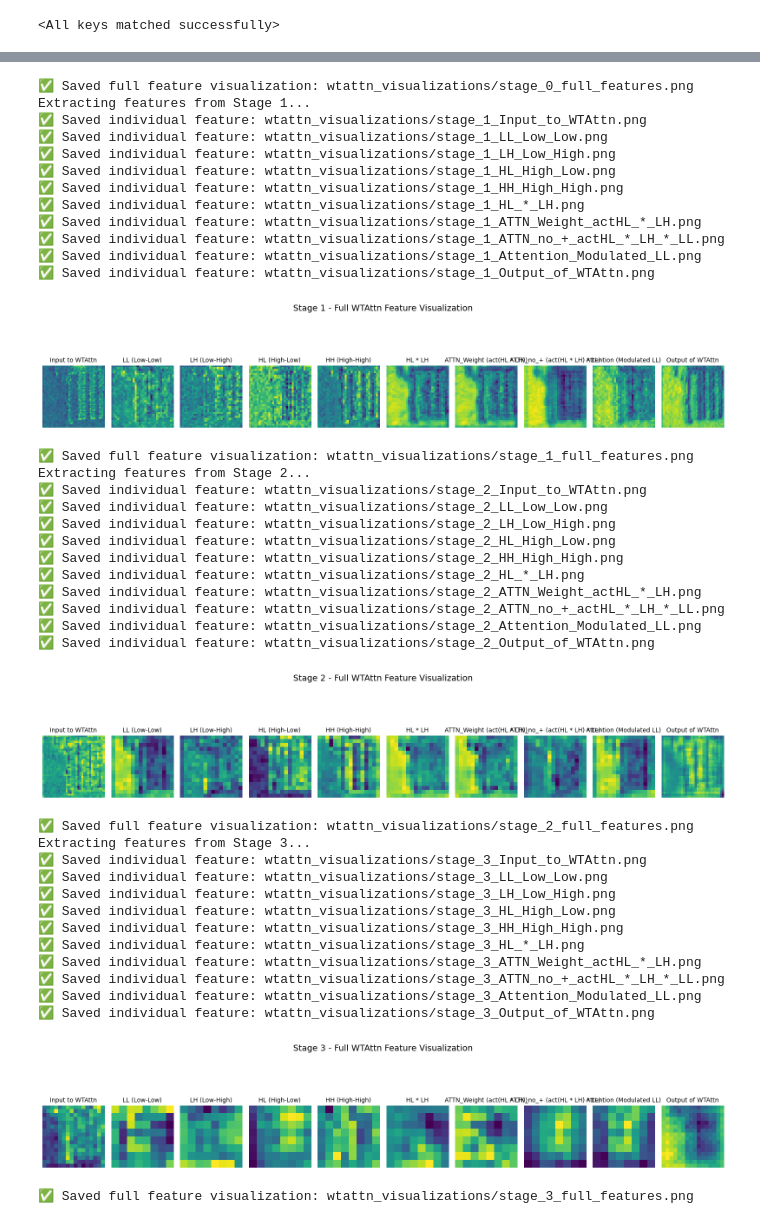
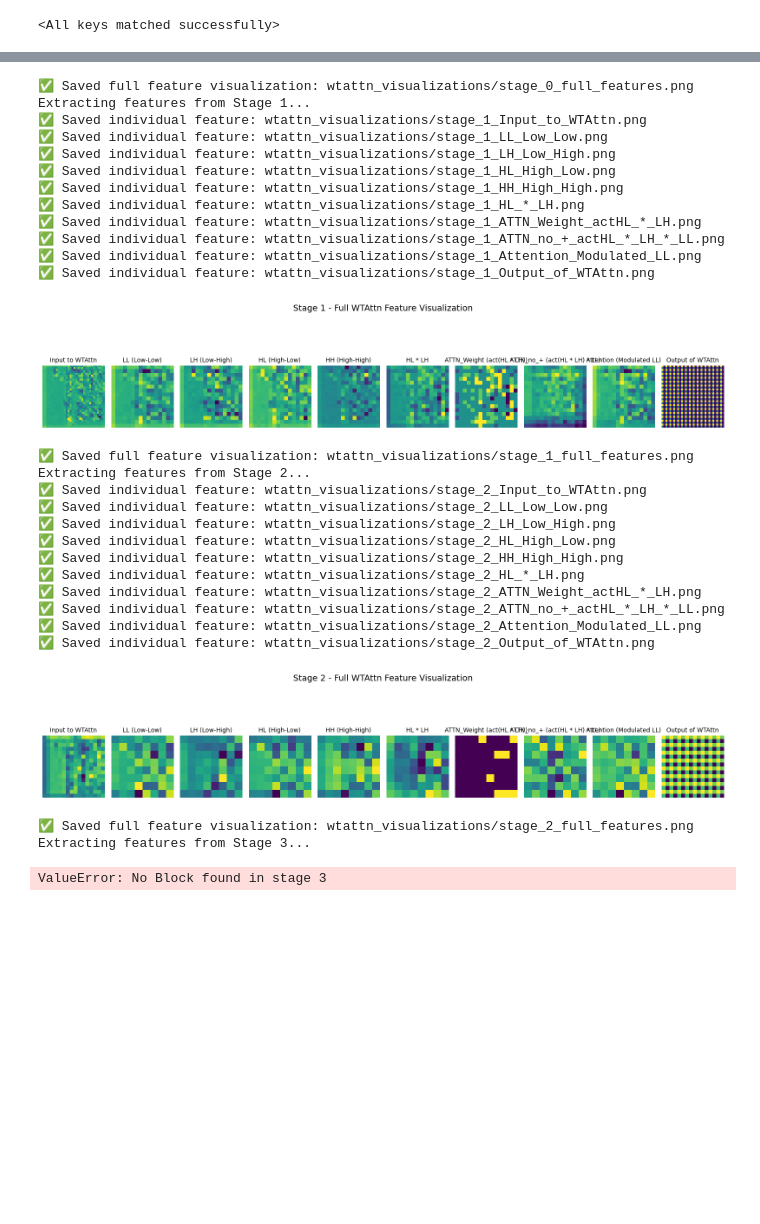
Before and after one commit to violetweir/supreme-train, a Jupyter notebook: feature可视化_fsanet.ipynb, the cells around one changed output, grey strips where cells are left out. Cells and saved outputs as stored; diff of their text form; code cells hidden in the pictures; blank space fills up the shorter version.

```diff
--- a/feature可视化_fsanet.ipynb
+++ b/feature可视化_fsanet.ipynb
@@ -38,7 +36,7 @@ CFG_StarAttn_T4_64 = {
 
 
 def StarNet_MHSA_T2_DTW(num_classes=100, pretrained=False, distillation=False, fuse=False, pretrained_cfg=None, model_cfg=CFG_StarAttn_T4_64):
-    model = FSANet(num_classes=num_classes, distillation=distillation, **model_cfg)
+    model = FSANet_Feature(num_classes=num_classes, distillation=distillation, **model_cfg)
     return model
 
 import torch
@@ -257,14 +256,14 @@ if __name__ == "__main__":
     model = StarNet_MHSA_T2_DTW(num_classes=1000)
 
     # 如果有预训练权重，加载它
-    # weight = torch.load('model_weights/StarNet_MHSA_T2_DTW/net_E.pth')
+    weight = torch.load('runs/fsanet_64/fsanet_t4_64/CLSTrainer_FSANet_64_T4_ImageFolderLMDB_20251004-025040/net_E.pth')
     model.load_state_dict(weight)
 
     model.eval()
     model.cuda()
 
     # 加载图像
-    x, original_img = load_image(image_path, img_size=512)
+    x, original_img = load_image(image_path, img_size=1024)
     x = x.cuda()
 
     # 可视化原图
@@ -296,40 +295,29 @@ Extracting features from Stage 0...
 ✅ Saved full feature visualization: wtattn_visualizations/stage_0_full_features.png
 Extracting features from Stage 1...
 ✅ Saved individual feature: wtattn_visualizations/stage_1_Input_to_WTAttn.png
 ✅ Saved individual feature: wtattn_visualizations/stage_1_LL_Low_Low.png
 ✅ Saved individual feature: wtattn_visualizations/stage_1_LH_Low_High.png
 ✅ Saved individual feature: wtattn_visualizations/stage_1_HL_High_Low.png
 ✅ Saved individual feature: wtattn_visualizations/stage_1_HH_High_High.png
 ✅ Saved individual feature: wtattn_visualizations/stage_1_HL_*_LH.png
 ✅ Saved individual feature: wtattn_visualizations/stage_1_ATTN_Weight_actHL_*_LH.png
 ✅ Saved individual feature: wtattn_visualizations/stage_1_ATTN_no_+_actHL_*_LH_*_LL.png
 ✅ Saved individual feature: wtattn_visualizations/stage_1_Attention_Modulated_LL.png
 ✅ Saved individual feature: wtattn_visualizations/stage_1_Output_of_WTAttn.png
-[figure, old version]
+[figure, new version]
 ✅ Saved full feature visualization: wtattn_visualizations/stage_1_full_features.png
 Extracting features from Stage 2...
 ✅ Saved individual feature: wtattn_visualizations/stage_2_Input_to_WTAttn.png
 ✅ Saved individual feature: wtattn_visualizations/stage_2_LL_Low_Low.png
 ✅ Saved individual feature: wtattn_visualizations/stage_2_LH_Low_High.png
 ✅ Saved individual feature: wtattn_visualizations/stage_2_HL_High_Low.png
 ✅ Saved individual feature: wtattn_visualizations/stage_2_HH_High_High.png
 ✅ Saved individual feature: wtattn_visualizations/stage_2_HL_*_LH.png
 ✅ Saved individual feature: wtattn_visualizations/stage_2_ATTN_Weight_actHL_*_LH.png
 ✅ Saved individual feature: wtattn_visualizations/stage_2_ATTN_no_+_actHL_*_LH_*_LL.png
 ✅ Saved individual feature: wtattn_visualizations/stage_2_Attention_Modulated_LL.png
 ✅ Saved individual feature: wtattn_visualizations/stage_2_Output_of_WTAttn.png
-[figure, old version]
+[figure, new version]
 ✅ Saved full feature visualization: wtattn_visualizations/stage_2_full_features.png
 Extracting features from Stage 3...
-✅ Saved individual feature: wtattn_visualizations/stage_3_Input_to_WTAttn.png
-✅ Saved individual feature: wtattn_visualizations/stage_3_LL_Low_Low.png
-✅ Saved individual feature: wtattn_visualizations/stage_3_LH_Low_High.png
-✅ Saved individual feature: wtattn_visualizations/stage_3_HL_High_Low.png
-✅ Saved individual feature: wtattn_visualizations/stage_3_HH_High_High.png
-✅ Saved individual feature: wtattn_visualizations/stage_3_HL_*_LH.png
-✅ Saved individual feature: wtattn_visualizations/stage_3_ATTN_Weight_actHL_*_LH.png
-✅ Saved individual feature: wtattn_visualizations/stage_3_ATTN_no_+_actHL_*_LH_*_LL.png
-✅ Saved individual feature: wtattn_visualizations/stage_3_Attention_Modulated_LL.png
-✅ Saved individual feature: wtattn_visualizations/stage_3_Output_of_WTAttn.png
-[figure, removed]
-✅ Saved full feature visualization: wtattn_visualizations/stage_3_full_features.png
+ValueError: No Block found in stage 3
```
Also changed, not shown: parts of 3 cells of this notebook, 37 other files.
